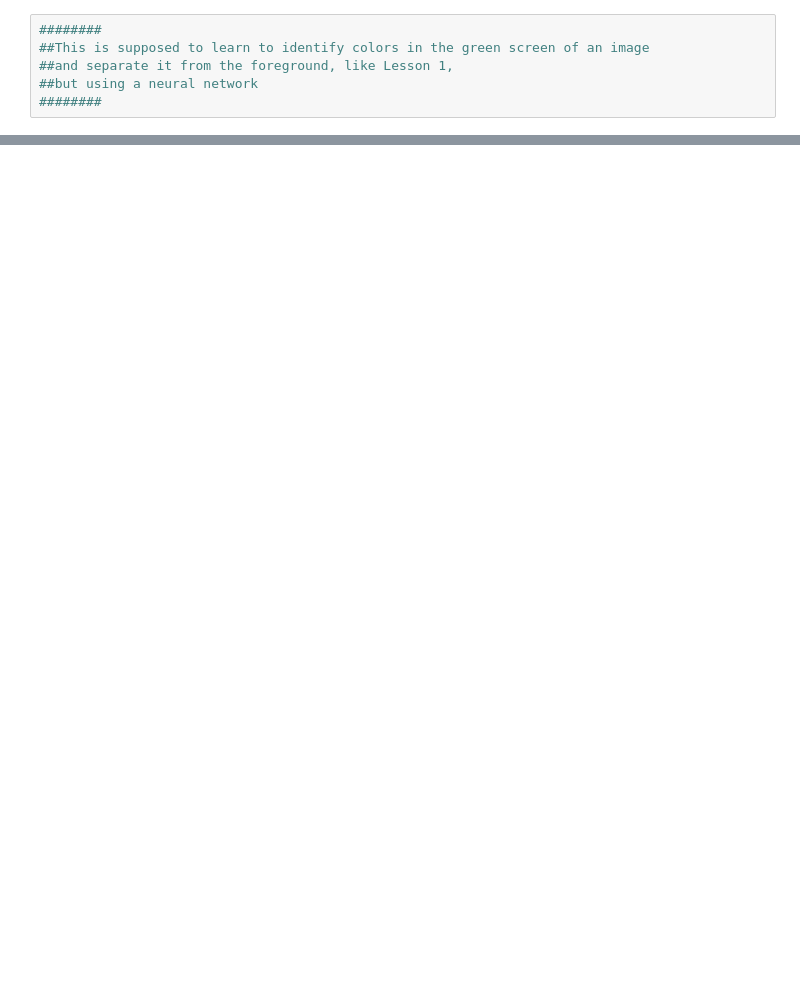
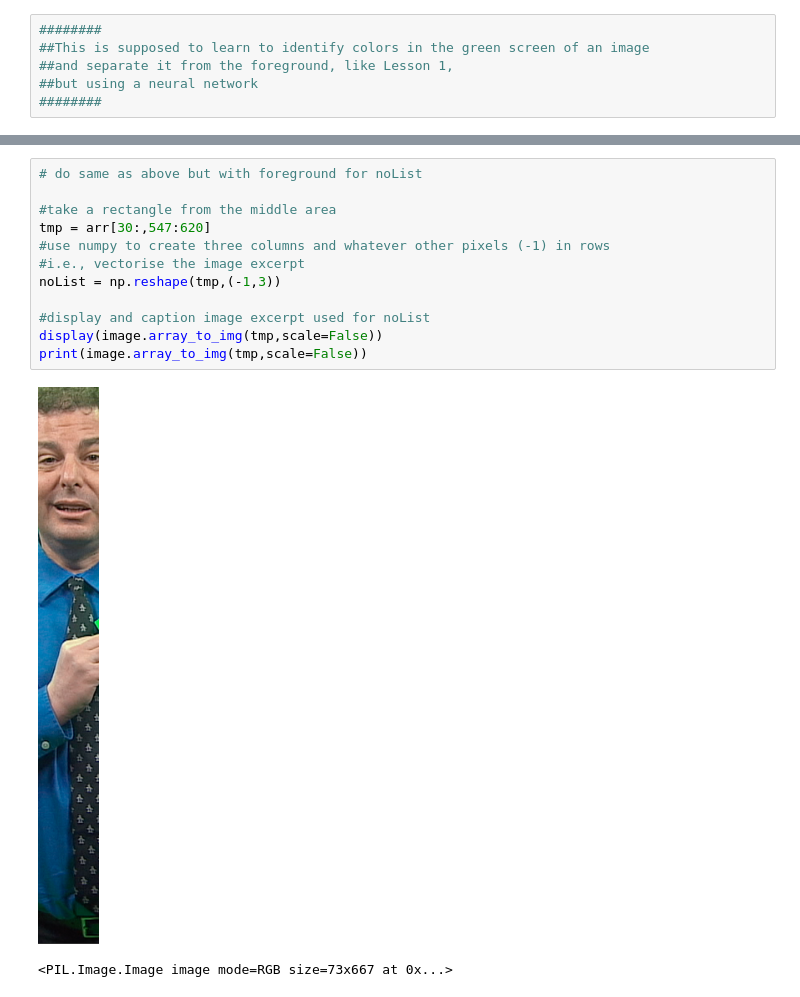
Before and after one commit to nicholasfurl/Great-Courses, a Jupyter notebook: Lesson05_neuralNetworkFromScratch.ipynb, the cells around one changed output, grey strips where cells are left out. Cells and saved outputs as stored; diff of their text form; blank space fills up the shorter version.

```diff
--- a/Lesson05_neuralNetworkFromScratch.ipynb
+++ b/Lesson05_neuralNetworkFromScratch.ipynb
@@ -35,0 +92,15 @@ CONTENTS OF ACTIVE DIRECTORY:  ['greenML.png    greenML.png.2  greenML.png.4  sa
+# %%
+# do same as above but with foreground for noList
+
+#take a rectangle from the middle area
+tmp = arr[30:,547:620]
+#use numpy to create three columns and whatever other pixels (-1) in rows
+#i.e., vectorise the image excerpt
+noList = np.reshape(tmp,(-1,3))
+
+#display and caption image excerpt used for noList
+display(image.array_to_img(tmp,scale=False))
+print(image.array_to_img(tmp,scale=False))
+# %% [output]
+[figure, added]
+<PIL.Image.Image image mode=RGB size=73x667 at 0x...>
```
Also changed, not shown: parts of 8 cells of this notebook.
